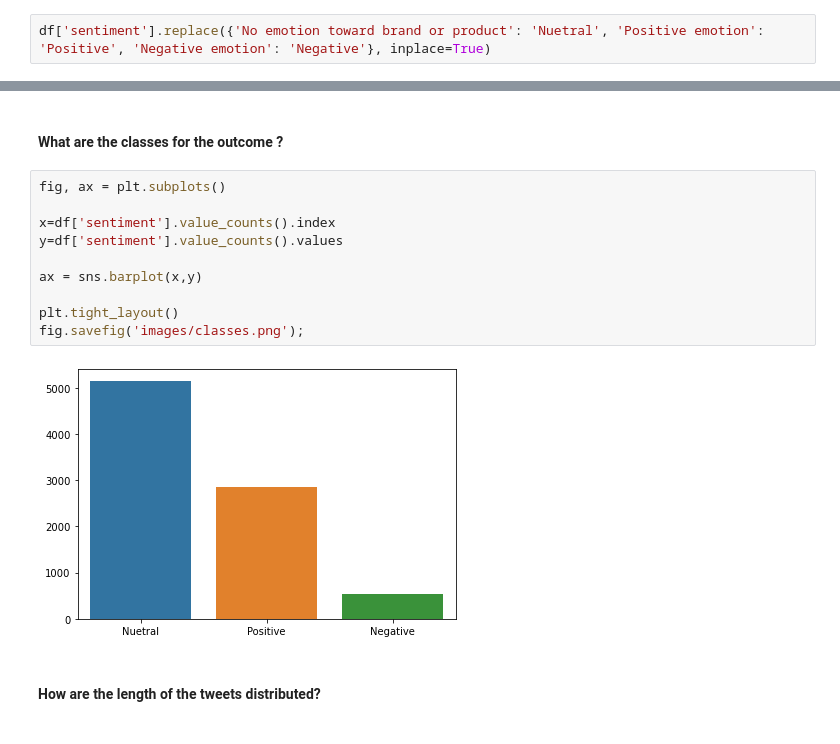
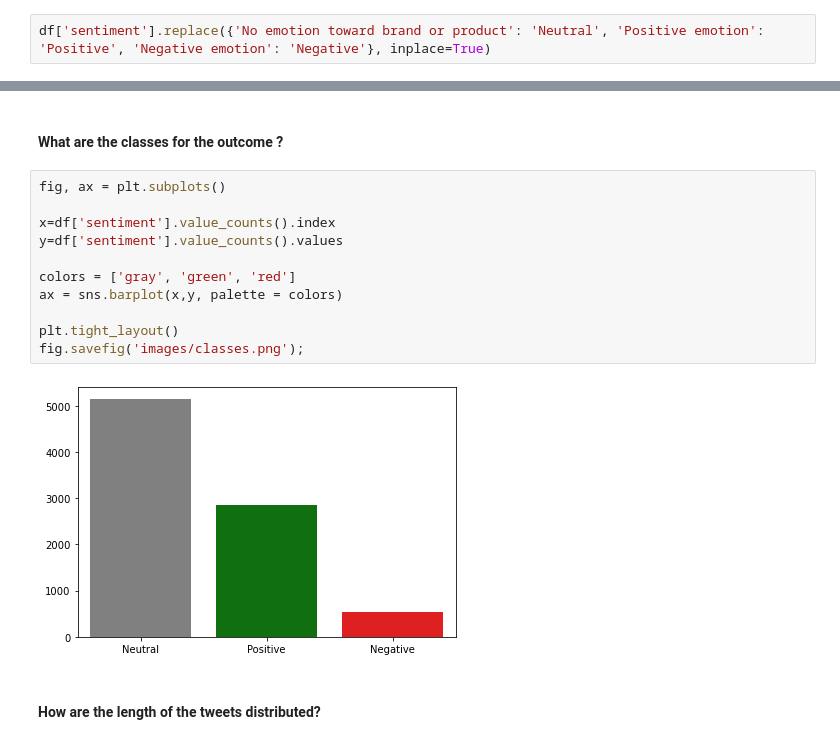
Before and after one commit to ryanreilly/phase_4_project, a Jupyter notebook: final_notebook.ipynb, the cells around one changed output, grey strips where cells are left out. Saved outputs shown, nothing was run; the diff lists cells and outputs as text.

```diff
--- a/final_notebook.ipynb
+++ b/final_notebook.ipynb
@@ -189,7 +177,7 @@ df = df[df.sentiment != "I can't tell"]
 # %% [markdown]
 ### Rename class lables
 # %%
-df['sentiment'].replace({'No emotion toward brand or product': 'Nuetral', 'Positive emotion': 'Positive', 'Negative emotion': 'Negative'}, inplace=True)
+df['sentiment'].replace({'No emotion toward brand or product': 'Neutral', 'Positive emotion': 'Positive', 'Negative emotion': 'Negative'}, inplace=True)
 # %% [markdown]
 # Feature Engineering
 # %% [markdown]
@@ -276,15 +254,16 @@ pd.DataFrame(data_neg.loc[(data_neg['tweet'].str.contains('android'))]['tweet'])
 # %%
 fig, ax = plt.subplots()
 
 x=df['sentiment'].value_counts().index
 y=df['sentiment'].value_counts().values
 
-ax = sns.barplot(x,y)
+colors = ['gray', 'green', 'red']
+ax = sns.barplot(x,y, palette = colors)
 
 plt.tight_layout()
 fig.savefig('images/classes.png');
 # %% [output]
-[figure, old version]
+[figure, new version]
 # %% [markdown]
 #### How are the length of the tweets distributed?
 # %%
```
Also changed, not shown: parts of 42 cells of this notebook.
